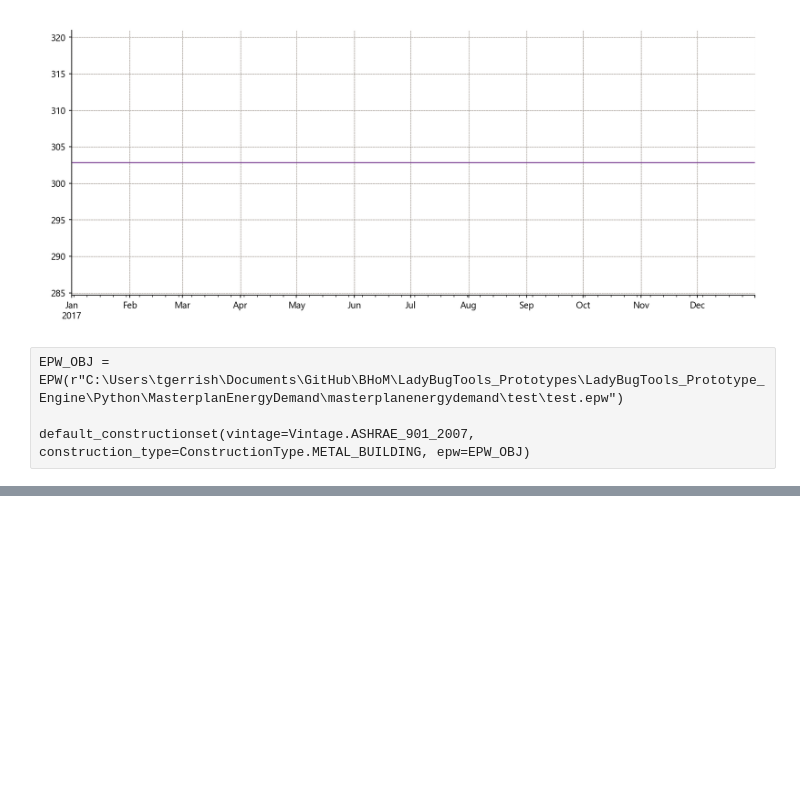
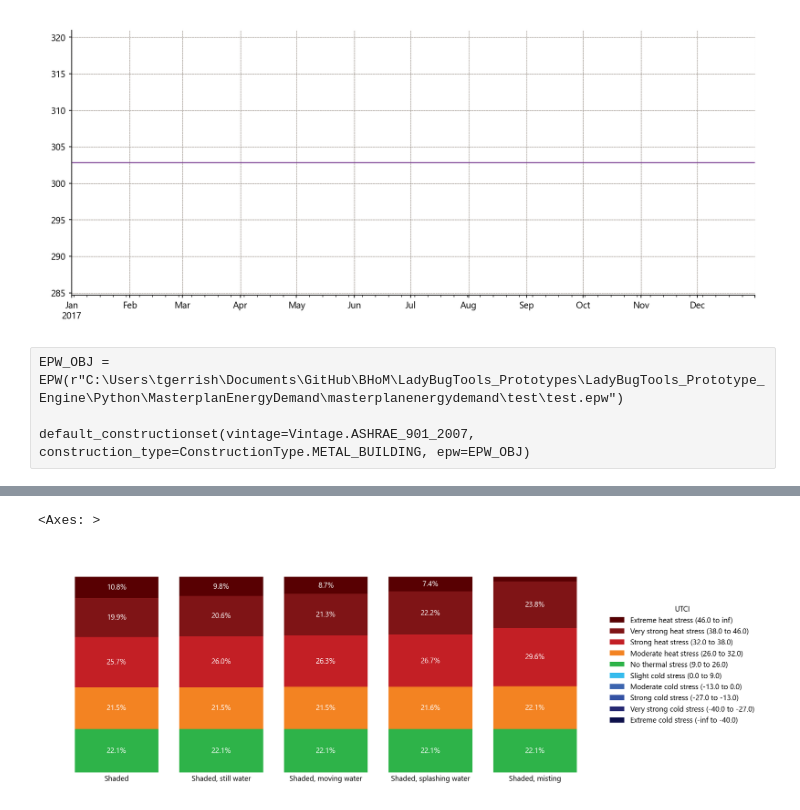
Before and after one commit to BHoM/LadyBugTools_Prototypes, a Jupyter notebook: LadyBugTools_Prototype_Engine/Python/MasterplanEnergyDemand/MasterplanEnergyDemand_Dev.ipynb, the cells around one changed output, grey strips where cells are left out. Saved outputs shown, nothing was run; the diff lists cells and outputs as text; code cells hidden in the pictures; blank space fills up the shorter version.

```diff
--- a/LadyBugTools_Prototype_Engine/Python/MasterplanEnergyDemand/MasterplanEnergyDemand_Dev.ipynb
+++ b/LadyBugTools_Prototype_Engine/Python/MasterplanEnergyDemand/MasterplanEnergyDemand_Dev.ipynb
@@ -27,0 +80,6 @@ sd = mped.simulation_directory
+# %%
+# test_mped.energy_consumption()
+for n, i in enumerate(test_mped.typologies):
+    print(n, i)
+
+test_mped.typologies[1].load_balance_result(as_dataframe=True).sum()
@@ -838,3 +1385,33 @@ rr = pd.concat([
 
 rr[["cooling_eer", "heating_cop", "fan_power", "pump_power", "sensible_heat_recovery_effectiveness", "latent_heat_recovery_effectiveness"]].to_clipboard(excel=True)
 rr
+# %%
+from ladybugtools_toolkit.external_comfort._externalcomfortbase import Typology, ExternalComfort, SimulationResult, collection_to_series
+from ladybugtools_toolkit.external_comfort.shelter import Shelter
+from ladybugtools_toolkit.external_comfort.material import Materials
+from ladybugtools_toolkit.helpers import wind_speed_at_height
+import numpy as np
+
+mat = Materials.Concrete_Pavement
+simres = SimulationResult(epw_file=mped.epw.file_path, ground_material=mat, shade_material=mat)
+
+evp = {
+    "Shaded": 0,
+    "Shaded, still water": 0.1,
+    "Shaded, moving water": 0.2,
+    "Shaded, splashing water": 0.3,
+    "Shaded, misting": 0.7,
+}
+
+# create reduced wind speed due to shelter
+tgt = 0.26
+target_wind_speed = wind_speed_at_height(reference_value=tgt, reference_height=1.2, target_height=10)
+old_wind_speed = collection_to_series(mped.epw.wind_speed)
+winds = np.where(old_wind_speed >= tgt, tgt, old_wind_speed).tolist()
+
+d = []
+for nom, evap_clg_eff in evp.items():
+    # create evap clg mask
+    eccc = np.where((old_wind_speed.index.month.isin([4, 5, 6, 7, 8, 9]) & old_wind_speed.index.hour.isin([9, 10, 11, 12, 13, 14, 15, 16, 17, 18, 19])), evap_clg_eff, 0).tolist()
+    tt = Typology(identifier=nom, evaporative_cooling_effect=eccc, shelters=[Shelter.from_overhead_circle(radius=2.5)], target_wind_speed=winds)
+    d.append(ExternalComfort(typology=tt, simulation_result=simres))
@@ -840,0 +1438,11 @@ rr
+# %%
+# fig, ax = plt.subplots(2, 1, figsize=(15, 10))
+# d[0].plot_utci_heatmap(ax=ax[0])
+# d[1].plot_utci_heatmap(ax=ax[1])
+
+from ladybugtools_toolkit.plot._utci import utci_comfort_band_comparison
+
+utci_comfort_band_comparison(utci_collections=[i.universal_thermal_climate_index.filter_by_analysis_period(AnalysisPeriod(st_month=4, end_month=9, st_hour=9, end_hour=19)) for i in d])
+# %% [output]
+<Axes: >
+[figure, added]
```
Also changed, not shown: parts of 31 cells of this notebook, 6 other files.
